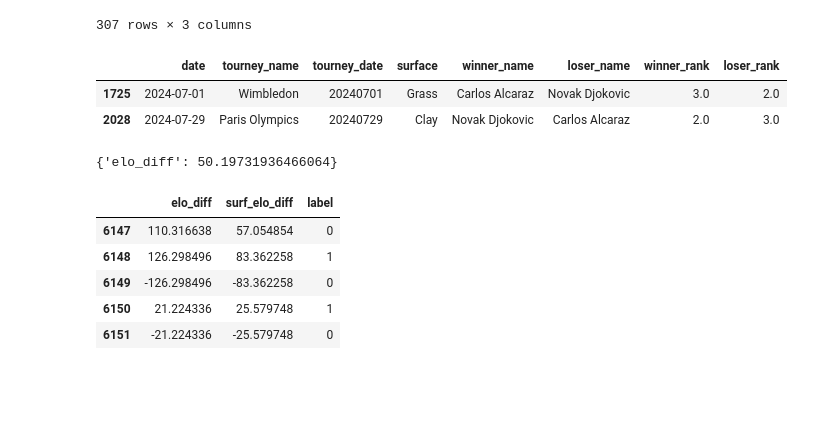
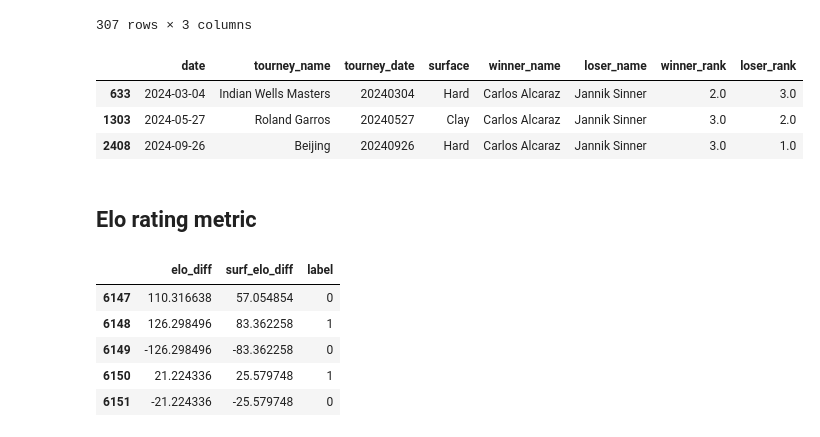
Before and after one commit to slevin48/tennis, a Jupyter notebook: notebook.ipynb, the cells around one changed output. Saved outputs shown, nothing was run; the diff lists cells and outputs as text; code cells hidden in the pictures; blank space fills up the shorter version.

```diff
--- a/notebook.ipynb
+++ b/notebook.ipynb
@@ -39,9 +43,9 @@ surface_stats = (
 )
 
 # a simple rivalry drill-down
-djoko_vs_alcaraz = df[
-    (df['winner_name'].isin(['Novak Djokovic', 'Carlos Alcaraz'])) &
-    (df['loser_name'].isin(['Novak Djokovic', 'Carlos Alcaraz']))
+sinner_vs_alcaraz = df[
+    (df['winner_name'].isin(['Jannik Sinner', 'Carlos Alcaraz'])) &
+    (df['loser_name'].isin(['Jannik Sinner', 'Carlos Alcaraz']))
 ]
 # %%
 wins
@@ -77,45 +81,12 @@ surface_stats
 | Zsombor Piros | 2 | 0 | 1 |
 307 rows × 3 columns
 # %%
-djoko_vs_alcaraz
+sinner_vs_alcaraz
 # %% [output]
 |  | date | tourney_name | tourney_date | surface | winner_name | loser_name | winner_rank | loser_rank |
-| 1725 | 2024-07-01 | Wimbledon | 20240701 | Grass | Carlos Alcaraz | Novak Djokovic | 3.0 | 2.0 |
-| 2028 | 2024-07-29 | Paris Olympics | 20240729 | Clay | Novak Djokovic | Carlos Alcaraz | 2.0 | 3.0 |
+| 633 | 2024-03-04 | Indian Wells Masters | 20240304 | Hard | Carlos Alcaraz | Jannik Sinner | 2.0 | 3.0 |
+| 1303 | 2024-05-27 | Roland Garros | 20240527 | Clay | Carlos Alcaraz | Jannik Sinner | 3.0 | 2.0 |
+| 2408 | 2024-09-26 | Beijing | 20240926 | Hard | Carlos Alcaraz | Jannik Sinner | 3.0 | 1.0 |
-# %%
-from collections import defaultdict
-
-# Ensure chronological
-df = df.sort_values('tourney_date')
-
-elo = defaultdict(lambda: 1500.0)
-surf_elo = defaultdict(lambda: 1500.0)
-K = 32
-surface_factor = {'Clay':1.0, 'Hard':1.0, 'Grass':1.0}  # equal
-
-rows = []
-for _, row in df.iterrows():
-    w = row['winner_name']
-    l = row['loser_name']
-    surface = row['surface']
-    if surface not in surface_factor:
-        surface = surface  # unknown surfaces keep as string
-    ew = 1 / (1 + 10 ** ((elo[l] - elo[w])/400))
-    el = 1 - ew
-    # update global
-    elo[w] += K * (1 - ew)
-    elo[l] += K * (0 - el)
-    # surface-specific update
-    ew_s = 1 / (1 + 10 ** ((surf_elo[l + '_' + surface] - surf_elo[w + '_' + surface])/400))
-    surf_elo[w + '_' + surface] += K * (1 - ew_s)
-    surf_elo[l + '_' + surface] += K * (0 - (1 - ew_s))
-
-    # features before update
-    feat = {
-        'elo_diff': elo[w] - elo[l],  # after update though. Should capture before update; adjust
-    }
-
-feat
-# %% [output]
-{'elo_diff': 50.19731936466064}
+# %% [markdown]
+## Elo rating metric
 # %%
```
Also changed, not shown: parts of 19 cells of this notebook, 2 other files.
